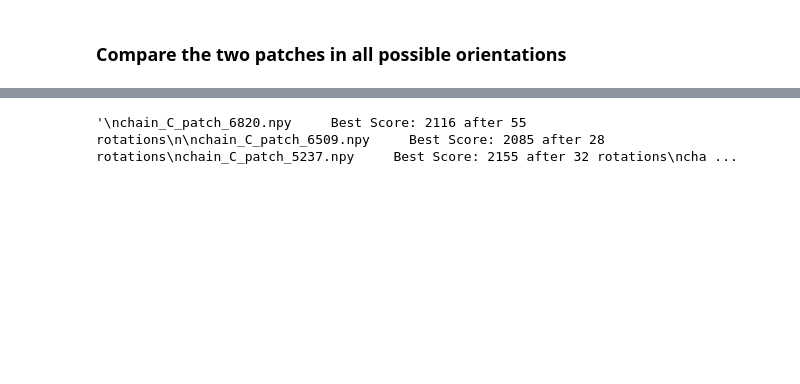
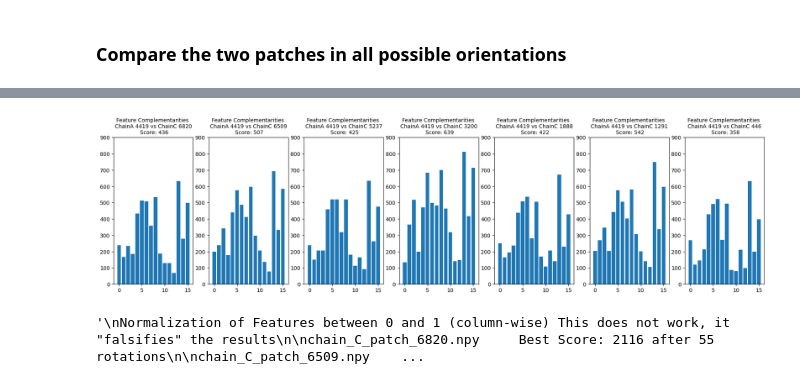
Before and after one commit to DavidGraber/protein_surface_modelling, a Jupyter notebook: main.ipynb, the cells around one changed output, grey strips where cells are left out. Cells and saved outputs as stored; diff of their text form; code cells hidden in the pictures; blank space fills up the shorter version.

```diff
--- a/main.ipynb
+++ b/main.ipynb
@@ -293,16 +476,50 @@ Best Score: 358 after 66 rotations
+# %%
+os.chdir('c:\\Users\\david\\MT_code\\rotated_patches')
+
+patches = [6820, 6509, 5237, 3200, 1888, 1291, 446]
+scores = [436, 507, 425, 639, 422, 542, 358]
+
+complementarity_data = []
+
+for patch in patches:
+    ten_C = np.load('tensor_C{patch}_rotated.npy'.format(patch=patch), allow_pickle="TRUE")
+    ten_A = tensor_A
+
+    feature_complementarities = []
+    for i in range(16):
+        feature_comp = ten_A[:, :, i] + ten_C[:,:,i]
+        comp_value = np.sum(np.abs(feature_comp))
+        feature_complementarities.append(comp_value)
+
+    complementarity_data.append(feature_complementarities)
+# %%
+fig, axs = plt.subplots(1, 7, figsize=(22,5))
+axs[0].bar([f for f in range(16)], complementarity_data[0])
+axs[0].set_title('Feature Complementarities \n ChainA 4419 vs ChainC {c} \n Score: {score}'.format(c=patches[0], score = scores[0]), fontsize = 10)
+
+axs[1].bar([f for f in range(16)], complementarity_data[1])
+axs[1].set_title('Feature Complementarities \n ChainA 4419 vs ChainC {c} \n Score: {score}'.format(c=patches[1], score = scores[1]), fontsize = 10)
+
+axs[2].bar([f for f in range(16)], complementarity_data[2])
+axs[2].set_title('Feature Complementarities \n ChainA 4419 vs ChainC {c} \n Score: {score}'.format(c=patches[2], score = scores[2]), fontsize = 10)
+
+axs[3].bar([f for f in range(16)], complementarity_data[3])
+axs[3].set_title('Feature Complementarities \n ChainA 4419 vs ChainC {c} \n Score: {score}'.format(c=patches[3], score = scores[3]), fontsize = 10)
+
+axs[4].bar([f for f in range(16)], complementarity_data[4])
+axs[4].set_title('Feature Complementarities \n ChainA 4419 vs ChainC {c} \n Score: {score}'.format(c=patches[4], score = scores[4]), fontsize = 10)
+
+axs[5].bar([f for f in range(16)], complementarity_data[5])
+axs[5].set_title('Feature Complementarities \n ChainA 4419 vs ChainC {c} \n Score: {score}'.format(c=patches[5], score = scores[5]), fontsize = 10)
+
+axs[6].bar([f for f in range(16)], complementarity_data[6])
+axs[6].set_title('Feature Complementarities \n ChainA 4419 vs ChainC {c} \n Score: {score}'.format(c=patches[6], score = scores[6]), fontsize = 10)
+
+for ax in axs.flat:
+    ax.set_ylim([0, 900])
+# %% [output]
+[figure, added]
 # %%
-# Normalization of Features between -1 and 1 (whole features table)
-'''
-chain_C_patch_6820.npy     Best Score: 436 after 55 rotations
-
-chain_C_patch_6509.npy     Best Score: 507 after 28 rotations
-chain_C_patch_5237.npy     Best Score: 425 after 32 rotations
-chain_C_patch_3200.npy     Best Score: 639 after 29 rotations
-chain_C_patch_1888.npy     Best Score: 422 after 7 rotations
-chain_C_patch_1291.npy     Best Score: 542 after 60 rotations
-chain_C_patch_446.npy      Best Score: 358 after 66 rotations
-'''
-
 #Without Normalization of Features
 '''
 chain_C_patch_6820.npy     Best Score: 7014 after 55 rotations
@@ -340,4 +557,4 @@ chain_C_patch_1291.npy     Best Score: 1900 after 60 rotations
 chain_C_patch_446.npy      Best Score: 2100 after 66 rotations
 '''
 # %% [output]
-'\nchain_C_patch_6820.npy     Best Score: 2116 after 55 rotations\n\nchain_C_patch_6509.npy     Best Score: 2085 after 28 rotations\nchain_C_patch_5237.npy     Best Score: 2155 after 32 rotations\ncha ...
+'\nNormalization of Features between 0 and 1 (column-wise) This does not work, it "falsifies" the results\n\nchain_C_patch_6820.npy     Best Score: 2116 after 55 rotations\n\nchain_C_patch_6509.npy    ...
```
Also changed, not shown: parts of 33 cells of this notebook.
